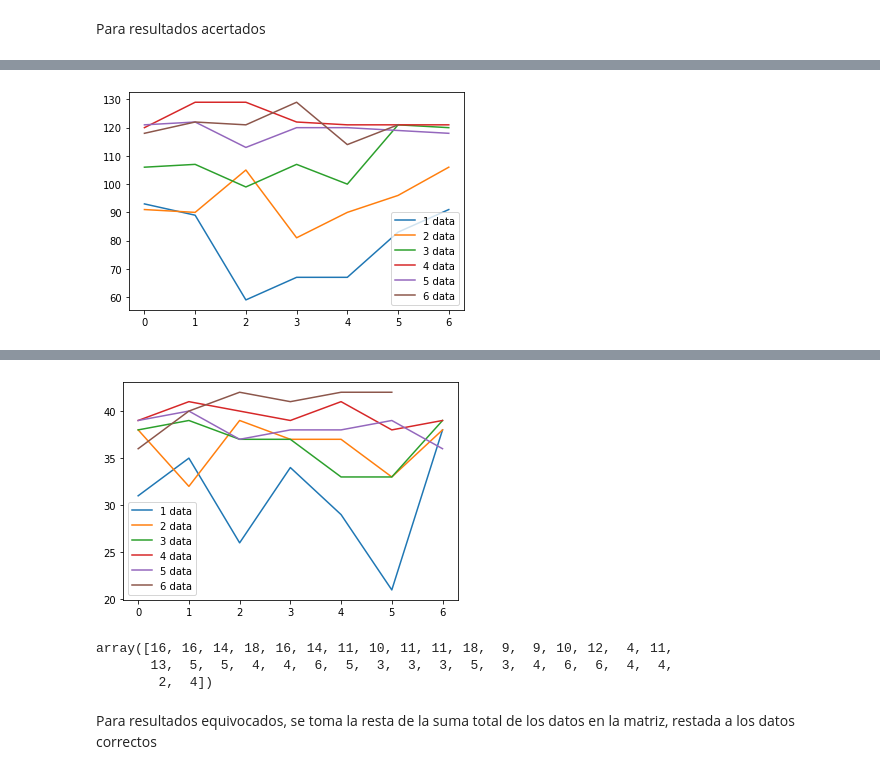
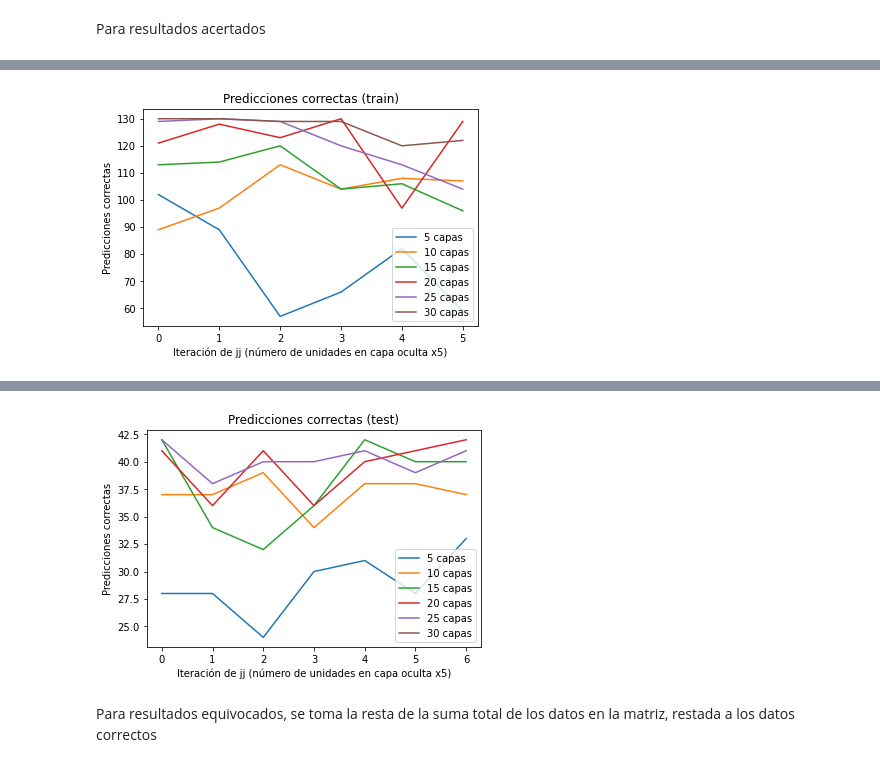
Before and after one commit to 1dgog/TC3006C_framework, a Jupyter notebook: a01139500_m2_retro_framework.ipynb, the cells around one changed output, grey strips where cells are left out. Cells and saved outputs as stored; diff of their text form; code cells hidden in the pictures.

```diff
--- a/a01139500_m2_retro_framework.ipynb
+++ b/a01139500_m2_retro_framework.ipynb
@@ -241,16 +222,26 @@ array([31, 35, 26, 34, 29, 21, 38, 32, 39, 37, 37, 33, 38, 39, 37, 37, 33,
 # %%
-cont = 0
+cont = 5
 for a in range(0,len(np.array(sum_correcto_train)),6):
-  cont += 1
-  plt.plot(np.array(sum_correcto_train)[a:a+7], label='%s data' % cont)
+  plt.plot(np.array(sum_correcto_train)[a:a+6], label='%s capas' % cont)
+  cont += 5
 plt.legend()
+plt.title('Predicciones correctas (train)')
+plt.ylabel("Predicciones correctas")
+plt.xlabel("Iteración de jj (número de unidades en capa oculta x5)")
+files.download("acertados_train.pdf")
+plt.savefig('acertados_train.pdf')
 plt.show()
 
-cont = 0
+
+cont = 5
 for a in range(0,len(np.array(sum_correcto_test)),6):
-  cont += 1
-  plt.plot(np.array(sum_correcto_test)[a:a+7], label='%s data' % cont)
+  plt.plot(np.array(sum_correcto_test)[a:a+6], label='%s capas' % cont)
+  cont += 5
 plt.legend()
+plt.ylabel("Predicciones correctas")
+plt.title('Predicciones correctas (test)')
+plt.xlabel("Iteración de jj (número de unidades en capa oculta x5)")
+files.download("acertados_test.pdf")
+plt.savefig('acertados_test.pdf')
 plt.show()
-np.array(sum_incorrecto_test).transpose()
 # %% [output]
@@ -257 +250 @@ np.array(sum_incorrecto_test).transpose()
-[figure, old version]
+[figure, new version]
@@ -258,7 +253,4 @@ np.array(sum_incorrecto_test).transpose()
-[figure, old version]
+[figure, new version]
-array([16, 16, 14, 18, 16, 14, 11, 10, 11, 11, 18,  9,  9, 10, 12,  4, 11,
-       13,  5,  5,  4,  4,  6,  5,  3,  3,  3,  5,  3,  4,  6,  6,  4,  4,
-        2,  4])
 # %% [markdown]
 Para resultados equivocados, se toma la resta de la suma total de los datos en la matriz, restada a los datos correctos
 # %%
```
Also changed, not shown: parts of 9 cells of this notebook.
